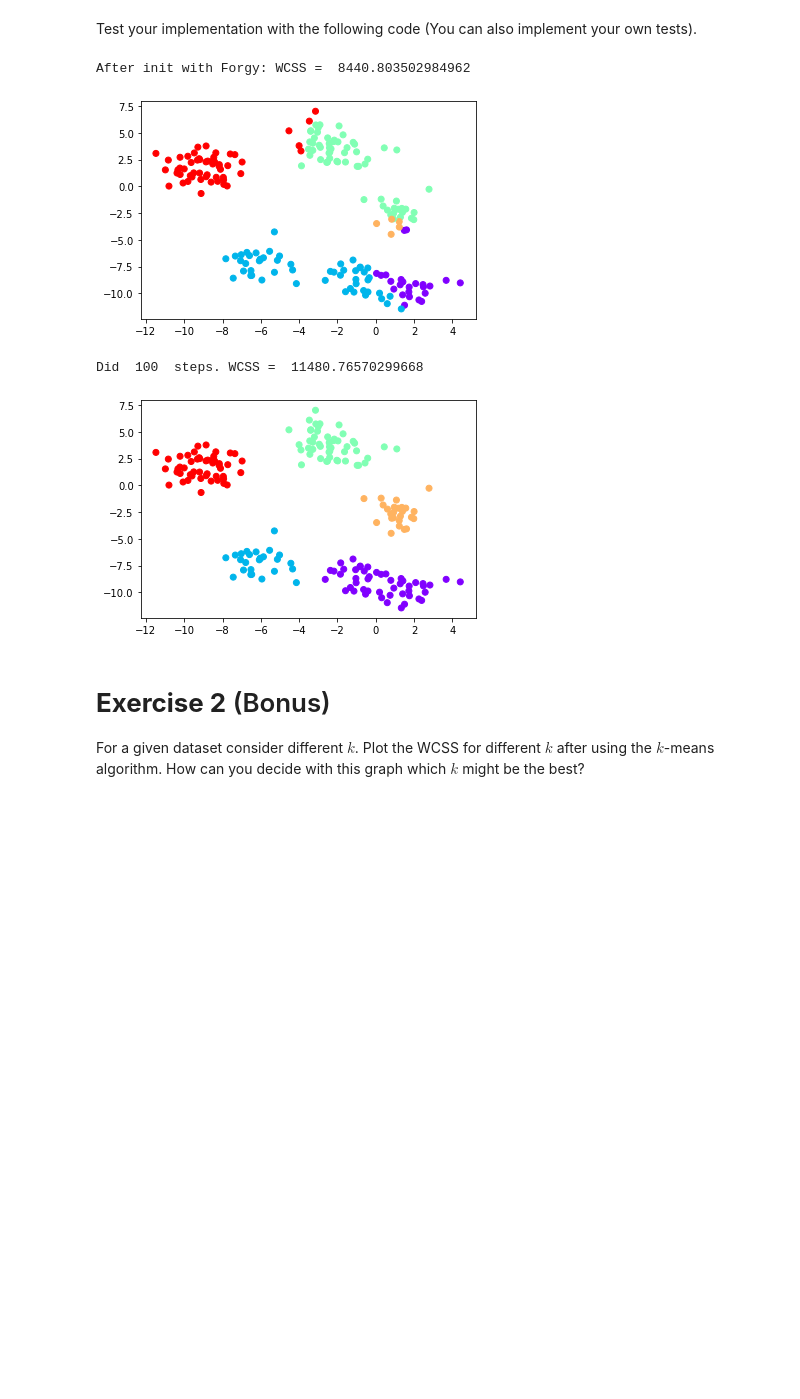
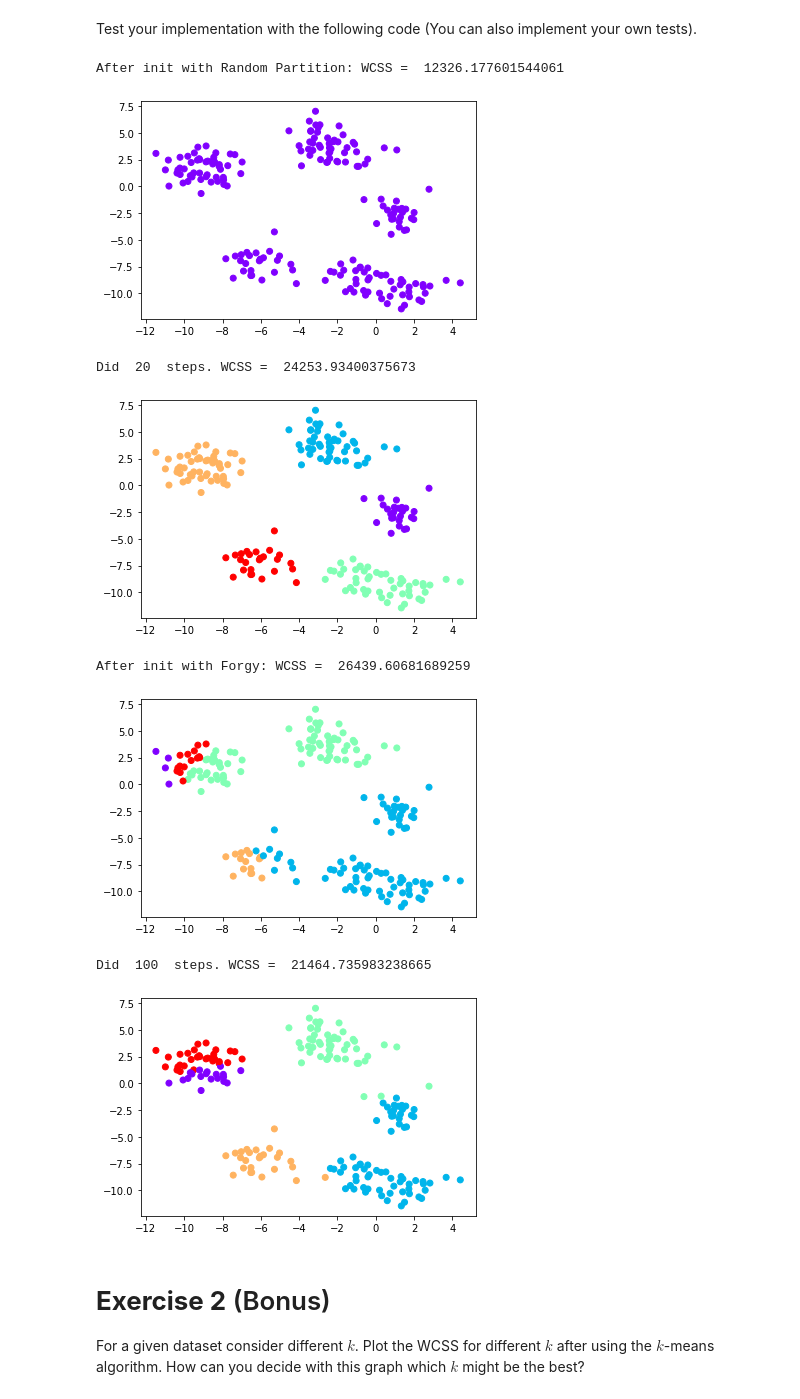
Before and after one commit to NUG30/homework-3-KaitoMiyazaki, a Jupyter notebook: assignment.ipynb, the cells around one changed output. Drawn from its saved outputs; the diff is of its cells as text; code cells hidden in the pictures; blank space fills up the shorter version.

```diff
--- a/assignment.ipynb
+++ b/assignment.ipynb
@@ -185,7 +185,7 @@ def my_cluster(cluster,clus_num):
   return np.array(C_i)
 
 def init_random():
-  clusters = initial_partion(clusters)
+  clusters = np.zeros((n))
   for i in range(k):
     C = my_cluster(clusters,i+1)
     mean_x = 0
@@ -269,13 +269,17 @@ def kmeans_forgy(number_of_steps=10):
 # %% [markdown]
 Test your implementation with the following code (You can also implement your own tests).
 # %%
-#kmeans_random(20)
+kmeans_random(20)
 kmeans_forgy(100)
 # %% [output]
-After init with Forgy: WCSS =  8440.803502984962
+After init with Random Partition: WCSS =  12326.177601544061
-[figure, old version]
+[figure, new version]
-Did  100  steps. WCSS =  11480.76570299668
+Did  20  steps. WCSS =  24253.93400375673
-[figure, old version]
+[figure, new version]
+After init with Forgy: WCSS =  26439.60681689259
+[figure, added]
+Did  100  steps. WCSS =  21464.735983238665
+[figure, added]
 # %% [markdown]
 # **Exercise 2** (Bonus)
 
```
